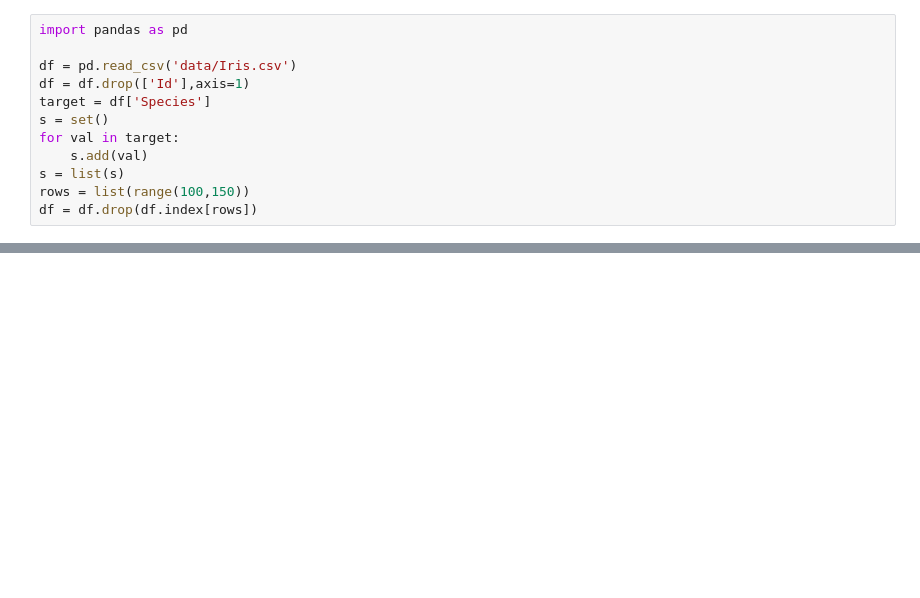
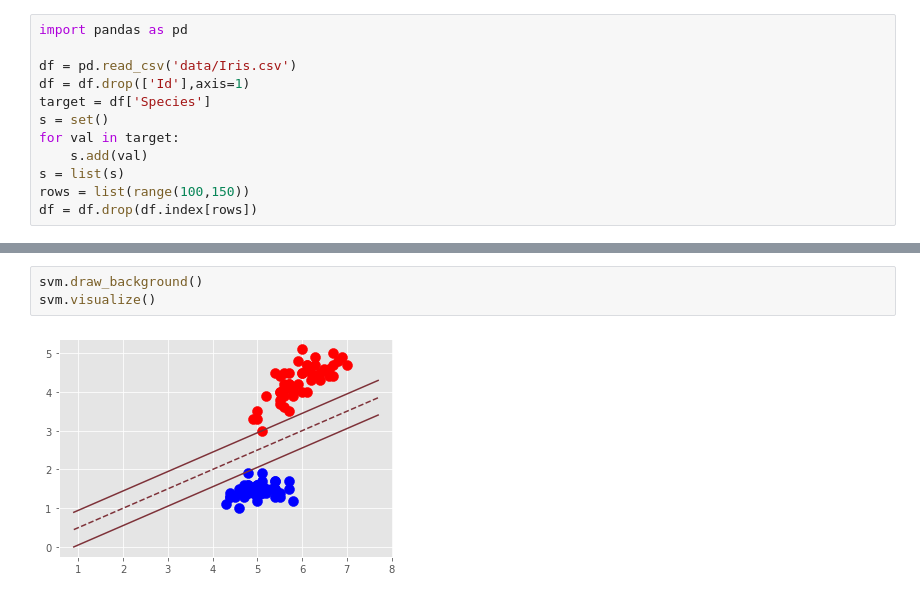
Before and after one commit to Pronton2001/ML_from_scratch.github.io, a Jupyter notebook: SVM.ipynb, the cells around one changed output, grey strips where cells are left out. Cells and saved outputs as stored; diff of their text form; blank space fills up the shorter version.

```diff
--- a/SVM.ipynb
+++ b/SVM.ipynb
@@ -239,0 +268,5 @@ plt.show()
+# %%
+svm.draw_background()
+svm.visualize()
+# %% [output]
+[figure, added]
```
Also changed, not shown: parts of 12 cells of this notebook, 8 other files.
